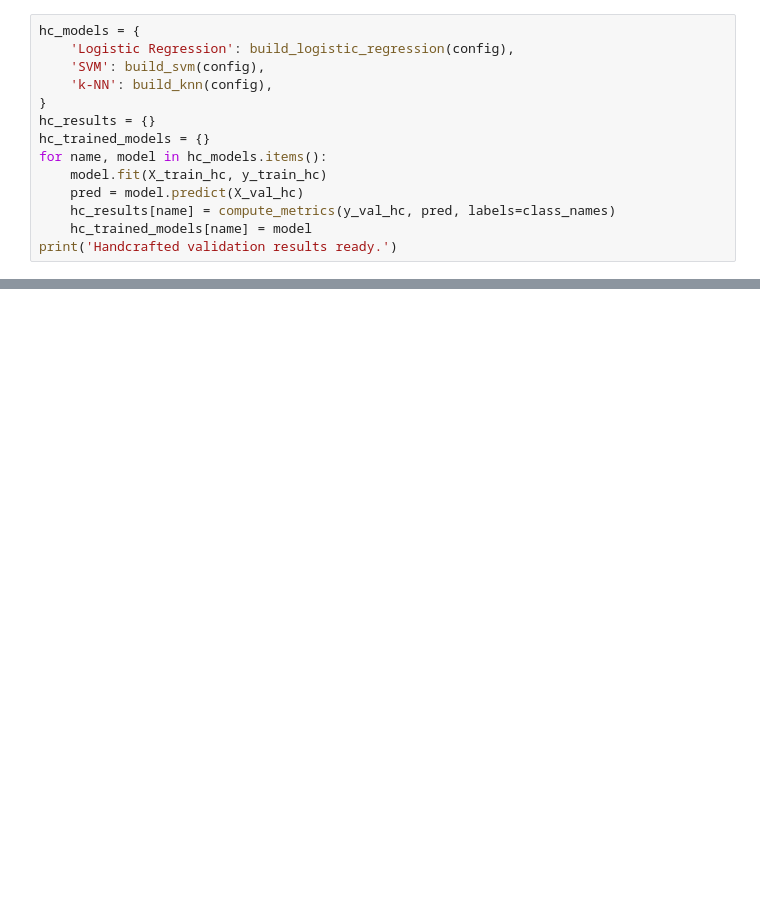
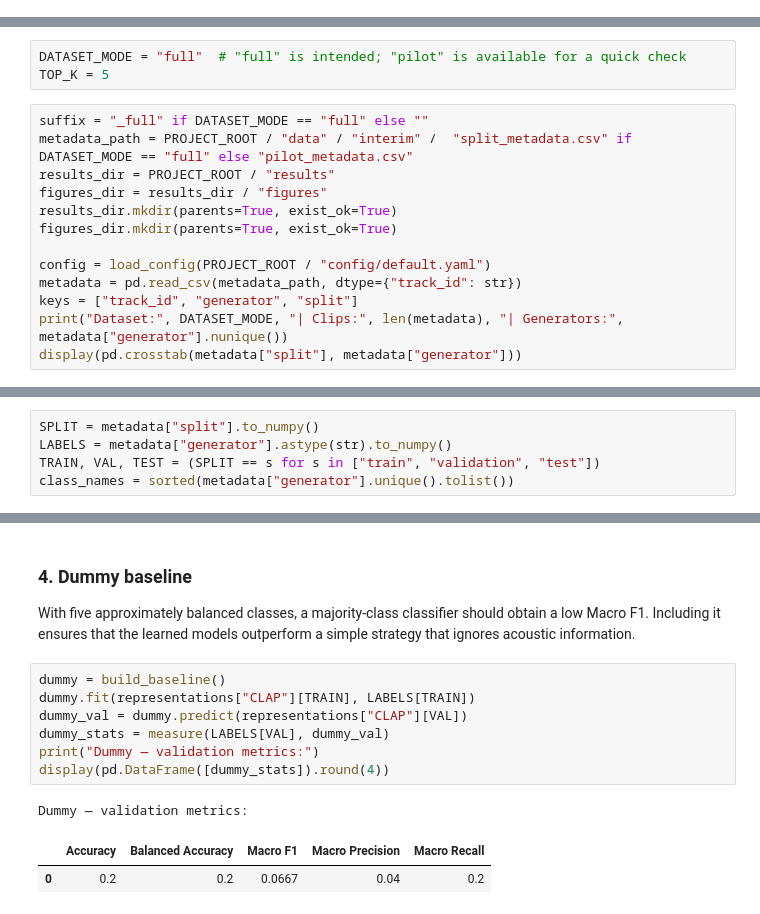
Before and after one commit to Olenadovb/AI-vs-Original-Music-Classification, a Jupyter notebook: notebooks/03-baseline-model.ipynb, the cells around one changed output, grey strips where cells are left out. Drawn from its saved outputs; the diff is of its cells as text; blank space fills up the shorter version.

```diff
--- a/notebooks/03-baseline-model.ipynb
+++ b/notebooks/03-baseline-model.ipynb
@@ -118,14 +20,0 @@ y_val_hc = handcrafted_df.loc[hc_val, 'generator']
-# %%
-hc_models = {
-    'Logistic Regression': build_logistic_regression(config),
-    'SVM': build_svm(config),
-    'k-NN': build_knn(config),
-}
-hc_results = {}
-hc_trained_models = {}
-for name, model in hc_models.items():
-    model.fit(X_train_hc, y_train_hc)
-    pred = model.predict(X_val_hc)
-    hc_results[name] = compute_metrics(y_val_hc, pred, labels=class_names)
-    hc_trained_models[name] = model
-print('Handcrafted validation results ready.')
@@ -569,0 +34,16 @@ Our experiments showed that **CLAP embeddings work better than handcrafted featu
+# %%
+DATASET_MODE = "full"  # "full" is intended; "pilot" is available for a quick check
+TOP_K = 5
+# %%
+suffix = "_full" if DATASET_MODE == "full" else ""
+metadata_path = PROJECT_ROOT / "data" / "interim" /  "split_metadata.csv" if DATASET_MODE == "full" else "pilot_metadata.csv"
+results_dir = PROJECT_ROOT / "results"
+figures_dir = results_dir / "figures"
+results_dir.mkdir(parents=True, exist_ok=True)
+figures_dir.mkdir(parents=True, exist_ok=True)
+
+config = load_config(PROJECT_ROOT / "config/default.yaml")
+metadata = pd.read_csv(metadata_path, dtype={"track_id": str})
+keys = ["track_id", "generator", "split"]
+print("Dataset:", DATASET_MODE, "| Clips:", len(metadata), "| Generators:", metadata["generator"].nunique())
+display(pd.crosstab(metadata["split"], metadata["generator"]))
@@ -569,0 +124,5 @@ Our experiments showed that **CLAP embeddings work better than handcrafted featu
+# %%
+SPLIT = metadata["split"].to_numpy()
+LABELS = metadata["generator"].astype(str).to_numpy()
+TRAIN, VAL, TEST = (SPLIT == s for s in ["train", "validation", "test"])
+class_names = sorted(metadata["generator"].unique().tolist())
@@ -569,0 +246,14 @@ Our experiments showed that **CLAP embeddings work better than handcrafted featu
+# %% [markdown]
+### 4. Dummy baseline
+With five approximately balanced classes, a majority-class classifier should obtain a low Macro F1. Including it ensures that the learned models outperform a simple strategy that ignores acoustic information.
+# %%
+dummy = build_baseline()
+dummy.fit(representations["CLAP"][TRAIN], LABELS[TRAIN])
+dummy_val = dummy.predict(representations["CLAP"][VAL])
+dummy_stats = measure(LABELS[VAL], dummy_val)
+print("Dummy — validation metrics:")
+display(pd.DataFrame([dummy_stats]).round(4))
+# %% [output]
+Dummy — validation metrics:
+|  | Accuracy | Balanced Accuracy | Macro F1 | Macro Precision | Macro Recall |
+| 0 | 0.2 | 0.2 | 0.0667 | 0.04 | 0.2 |
```
Also changed, not shown: parts of 47 cells of this notebook, 2 other files.
